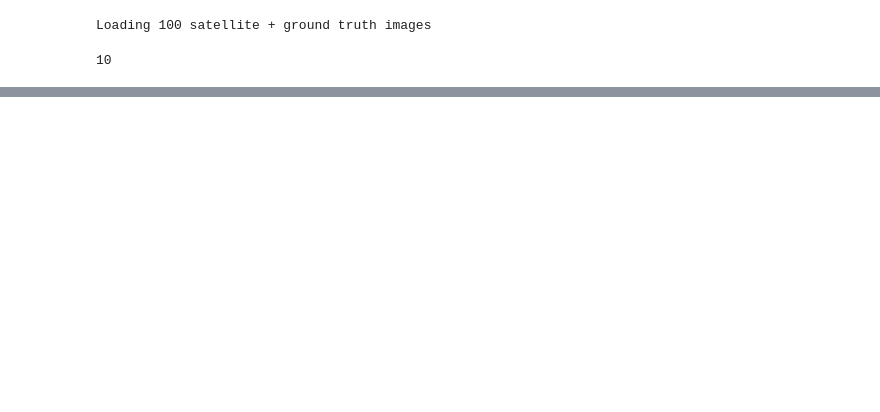
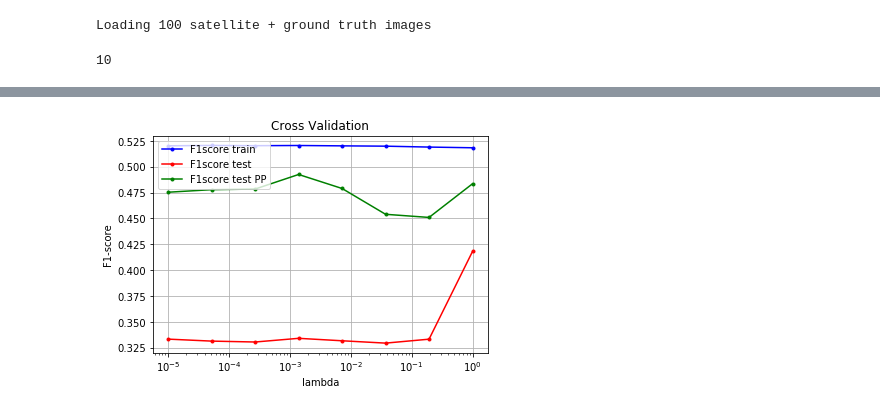
Before and after one commit to pdedumast/ML_project2, a Jupyter notebook: road_sementation_LogReg_CV.ipynb, the cells around one changed output, grey strips where cells are left out. Saved outputs shown, nothing was run; the diff lists cells and outputs as text; code cells hidden in the pictures; blank space fills up the shorter version.

Commit message:
Logistic regression cross validation + evaluation

```diff
--- a/road_sementation_LogReg_CV.ipynb
+++ b/road_sementation_LogReg_CV.ipynb
@@ -45,3 +51,8 @@ Loading 100 satellite + ground truth images
+# %%
+seed = 3
+np.random.seed(seed)
+imgs = np.random.permutation(imgs)
+gt_imgs = np.random.permutation(gt_imgs)
 # %%
 patch_size = 16
 
@@ -360,0 +296,4 @@ print('Feature dimension = ' + str(X.shape[1]))
+# %%
+cross_validation_visualization_f1score(lambdas, f1_score_train_C, f1_score_test_C, f1_score_test_C_pp)
+# %% [output]
+[figure, added]
```
Also changed, not shown: parts of 17 cells of this notebook, 2 other files.
